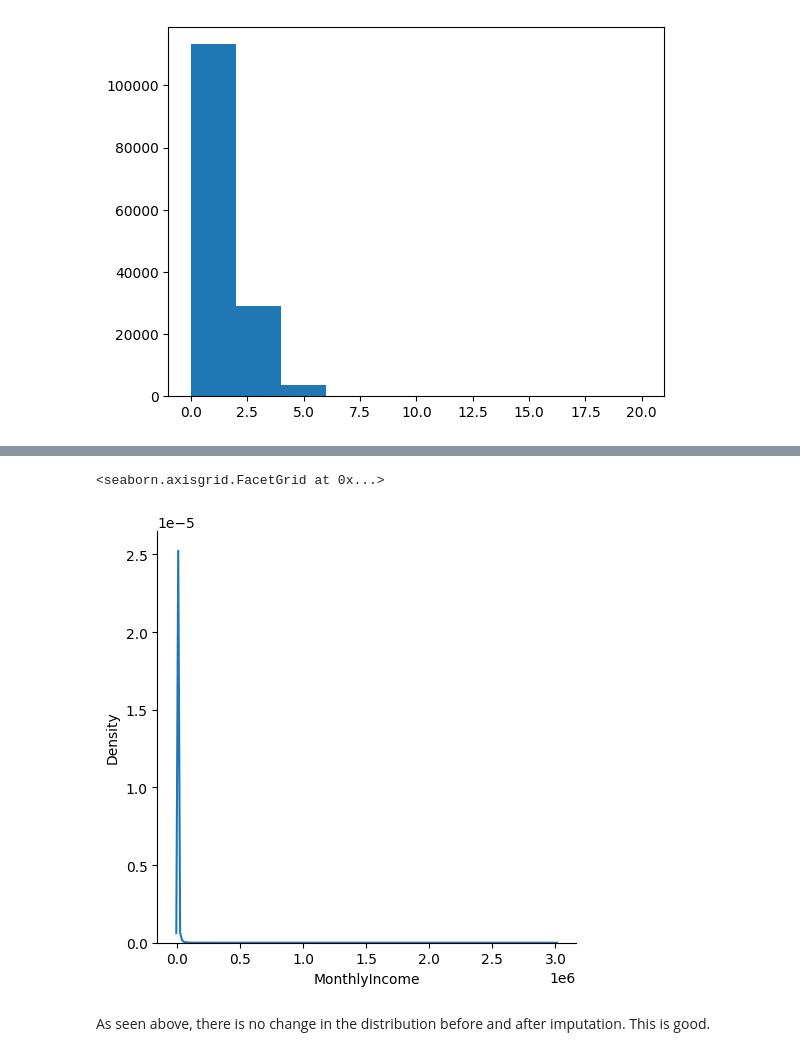
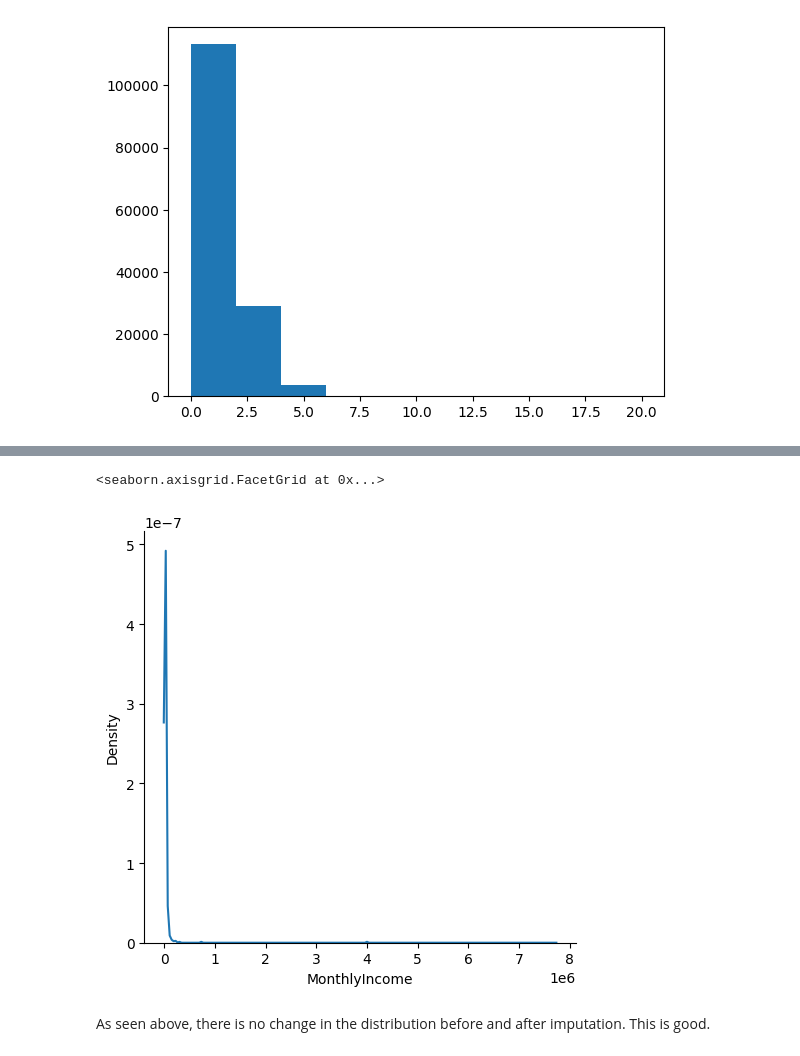
Before and after one commit to HenryLiang-123/binance_assessment, a Jupyter notebook: give_me_credit.ipynb, the cells around one changed output, grey strips where cells are left out. Saved outputs shown, nothing was run; the diff lists cells and outputs as text; code cells hidden in the pictures.

```diff
--- a/give_me_credit.ipynb
+++ b/give_me_credit.ipynb
@@ -66,0 +70,7 @@ test_df_imputed = kds_test.complete_data()
+# %%
+train_df["MonthlyIncome"].fillna(train_df["MonthlyIncome"].mean(), inplace=True)
+train_df["NumberOfDependents"].fillna(train_df["MonthlyIncome"].mode()[0], inplace=True)
+test_df["MonthlyIncome"].fillna(test_df["MonthlyIncome"].mean(), inplace=True)
+test_df["NumberOfDependents"].fillna(test_df["MonthlyIncome"].mode()[0], inplace=True)
+train_df_imputed = train_df
+test_df_imputed = test_df
@@ -66,0 +93,2 @@ test_df_imputed = kds_test.complete_data()
+# %%
+test_df_imputed.replace(0, np.nan, inplace = True)
@@ -88,8 +130,8 @@ sns.displot(train_df, x = "MonthlyIncome", kind = "kde")
 # %%
-sns.displot(train_df_imputed, x = "MonthlyIncome", kind = "kde")
+sns.displot(test_df_imputed, x = "MonthlyIncome", kind = "kde")
 # %% [output]
 <seaborn.axisgrid.FacetGrid at 0x...>
-[figure, old version]
+[figure, new version]
 # %% [markdown]
 As seen above, there is no change in the distribution before and after imputation. This is good.
 # %% [markdown]
```
Also changed, not shown: parts of 50 cells of this notebook, 2 other files.
